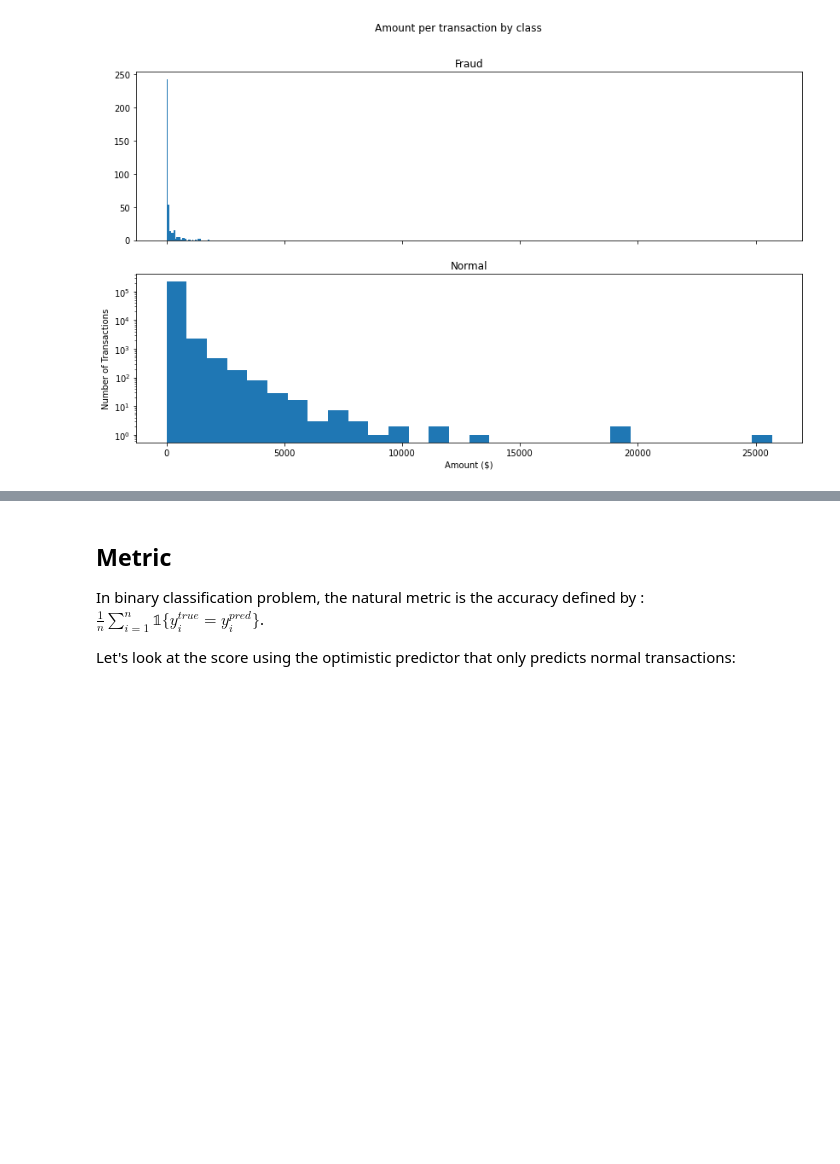
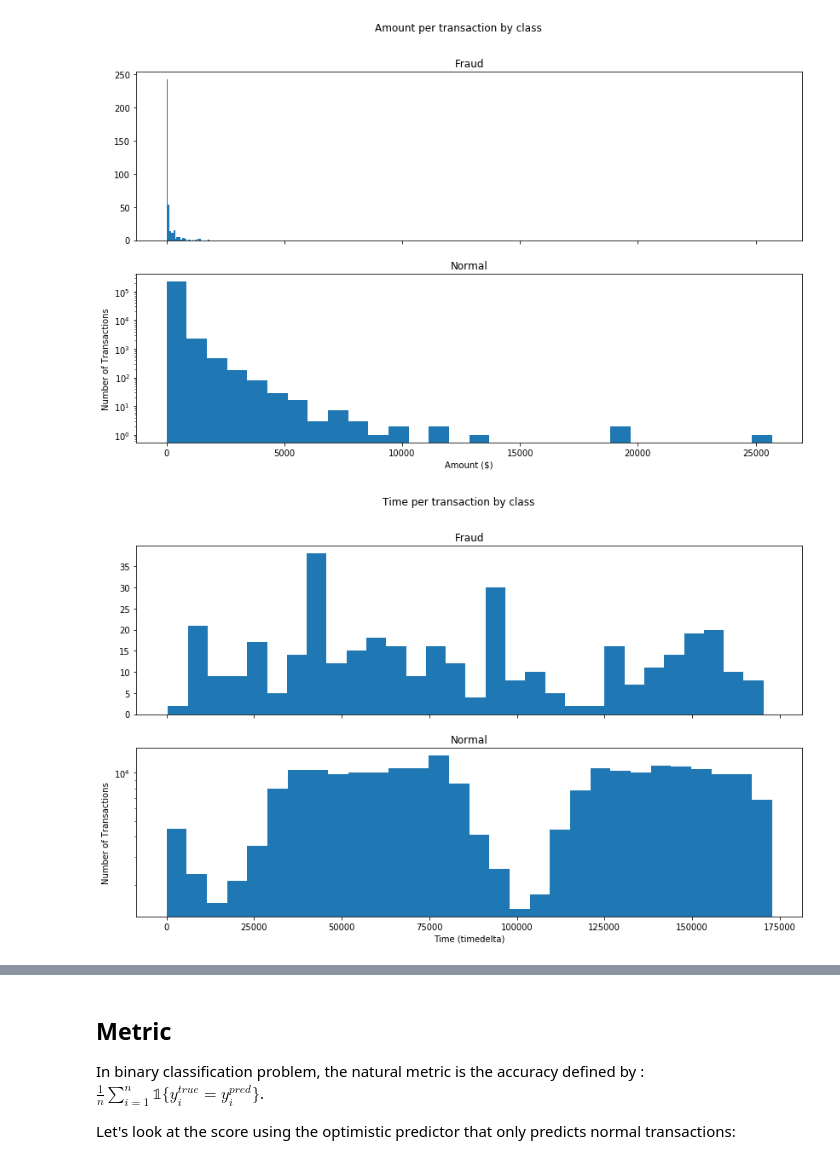
Before and after one commit to LotfiKobrosly/Credit_card_fraud, a Jupyter notebook: Credit_Card_Fraud_Detection.ipynb, the cells around one changed output, grey strips where cells are left out. Saved outputs shown, nothing was run; the diff lists cells and outputs as text; code cells hidden in the pictures; blank space fills up the shorter version.

```diff
--- a/Credit_Card_Fraud_Detection.ipynb
+++ b/Credit_Card_Fraud_Detection.ipynb
@@ -159,3 +192,17 @@ plt.yscale('log')
 plt.show()
 # %% [output]
 [figure]
+# %%
+f, axs = plt.subplots(2, 1, sharex=True, figsize=(14,8))
+f.suptitle('Time per transaction by class')
+bins = 30
+axs[0].hist(df_1.Time, bins = bins)
+axs[0].set_title('Fraud')
+axs[1].hist(df_0.Time, bins = bins)
+axs[1].set_title('Normal')
+plt.xlabel('Time (timedelta)')
+plt.ylabel('Number of Transactions')
+plt.yscale('log')
+plt.show()
+# %% [output]
+[figure, added]
```
Also changed, not shown: parts of 25 cells of this notebook, 2 other files.
